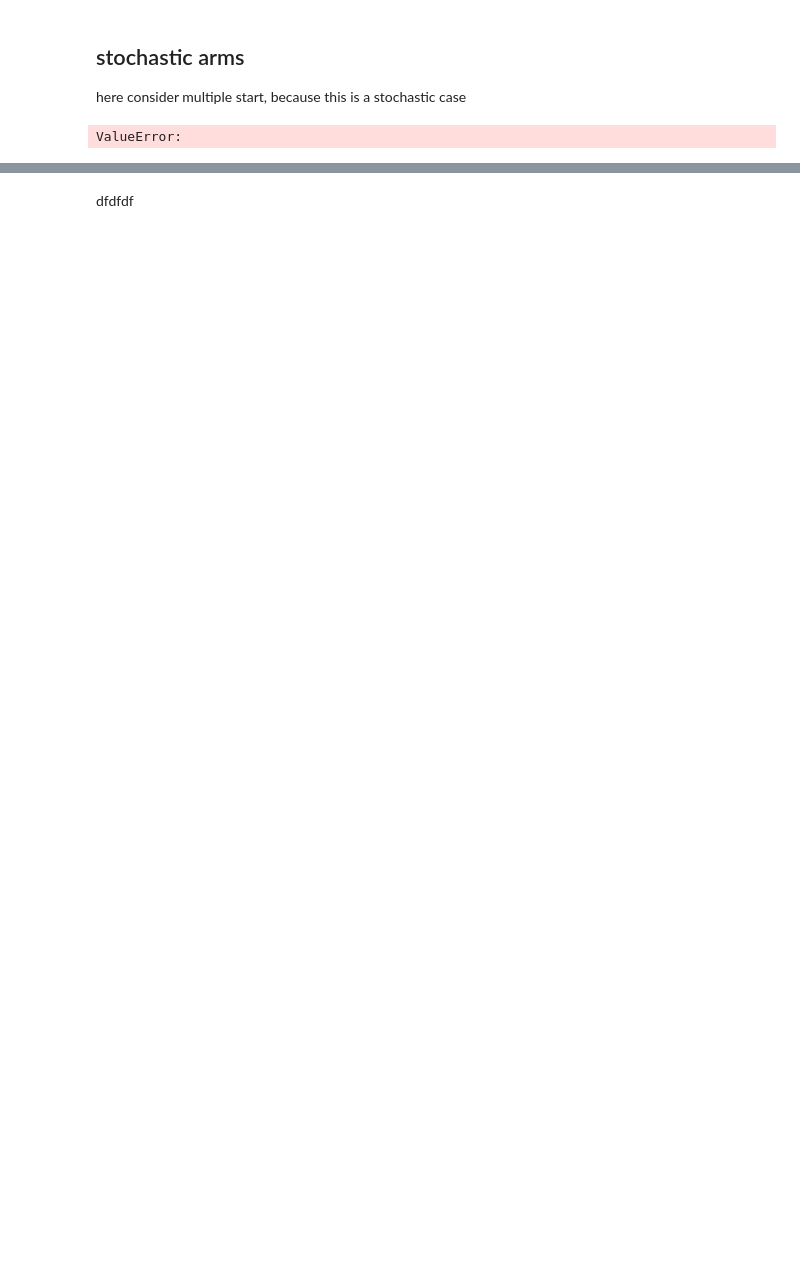
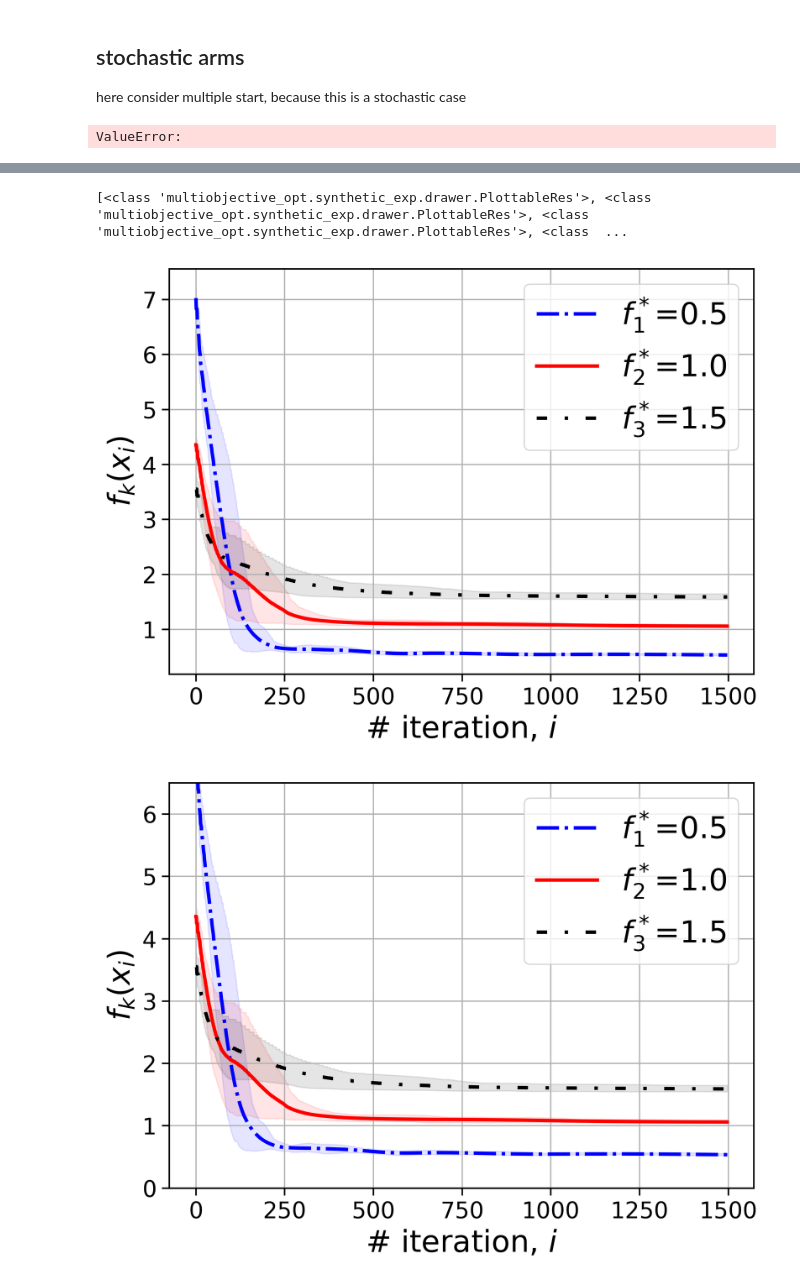
Before and after one commit to online-opt-acc/FMAB_copy, a Jupyter notebook: notebooks/synthetic_exp.ipynb, the cells around one changed output, grey strips where cells are left out. Saved outputs shown, nothing was run; the diff lists cells and outputs as text; code cells hidden in the pictures; blank space fills up the shorter version.

```diff
--- a/notebooks/synthetic_exp.ipynb
+++ b/notebooks/synthetic_exp.ipynb
@@ -186,7 +197,7 @@ raise ValueError
 ValueError:
 # %%
 from multiobjective_opt.synthetic_exp.optimizers import StochasticAGD
-from multiobjective_opt.synthetic_exp.function_handler import NormalRandomizer
+from multiobjective_opt.synthetic_exp.function_handler import NormalVectRandomizer
 from multiobjective_opt.synthetic_exp.functions import (
     ModularFunc,
     QuadFormSQRT,
@@ -199,7 +210,7 @@ def get_stochastic_arm(dim_smooth, min_val=None, sigma=1, seed = 0):
     bounds = Bounds(-np.ones(dim_smooth) * 7, np.ones(dim_smooth) * 7)
     projection_function = Constraints(bounds=bounds)
 
-    grad_randomizer = NormalRandomizer(dim=dim_smooth, sigma=sigma)
+    grad_randomizer = NormalVectRandomizer(dim=dim_smooth, sigma=sigma)
     oracle_smooth = JaxFunc(
         # QuadFormNotStrongly(dim_smooth, min_val=min_val),
         QuadFormSQRT(dim_smooth, min_val=min_val, seed = seed, eigval_pow=1),
@@ -231,11 +242,12 @@ def get_stochastic_arm(dim_smooth, min_val=None, sigma=1, seed = 0):
     smooth_optimizer = StochasticAGD(
         oracle_smooth, projection=projection_function, x0=x0, sigma=sigma, L=L, D=D, M=M
     )
-    smooth_optimizer.name = rf"$f_{int(min_val * 2)}^*$={(min_val)}" #, $\sigma=${sigma}"
-    return smooth_optimizer
+    arm = FuncArm(smooth_optimizer)
+    arm.name = rf"$f_{int(min_val * 2)}^*$={(min_val)}" #, $\sigma=${sigma}"
+    return arm
 
 
-def init_arms():
+def init_arms(nonsmooth_arms):
     dim = 20
     nonsmooth_arms = 3
 
@@ -249,20 +261,26 @@ def init_arms():
         nsm_opt = get_stochastic_arm(dim, nonsmooth_arms_values[i], sigma=sigmas[i], seed = seed)
         arms.append(nsm_opt)
 
-    return arms,nonsmooth_arms_values
+    return arms, nonsmooth_arms_values
 # %%
 
 from joblib import Parallel, delayed
 
 num_runs = 20
-arms, min_vals = init_arms()
+n_actions = 3
+arms, min_vals = init_arms(n_actions)
 
 def run_alg():
-    arms, min_vals = init_arms()
-    alg = UCB(arms)
-    print("run")
-    alg_res = alg.run(T=1500)
-    return alg_res
+
+    reward_estimator = FuncRewardEstimator(n_actions)
+    agent = UCB(n_actions, reward_estimator)
+
+    arms, min_vals = init_arms(n_actions)
+    env = ArmEnv(arms)
+
+    runner = RunAlgEnv(env, agent)
+    res = runner.run(max_steps=1500)
+    return res
 del_run = delayed(run_alg)
 results = Parallel(20)(del_run() for _ in range(num_runs))
 # %% [output]
@@ -461,2 +307,7 @@ for f_name, fig in figs.items():
-# %% [markdown]
-dfdfdf
+# %%
+figs = plot_results(results, arms, min_vals, with_intervals=True)
+save_figures(figs)
+# %% [output]
+[<class 'multiobjective_opt.synthetic_exp.drawer.PlottableRes'>, <class 'multiobjective_opt.synthetic_exp.drawer.PlottableRes'>, <class 'multiobjective_opt.synthetic_exp.drawer.PlottableRes'>, <class  ...
+[figure, added]
+[figure, added]
```
Also changed, not shown: parts of 17 cells of this notebook, 5 other files.
